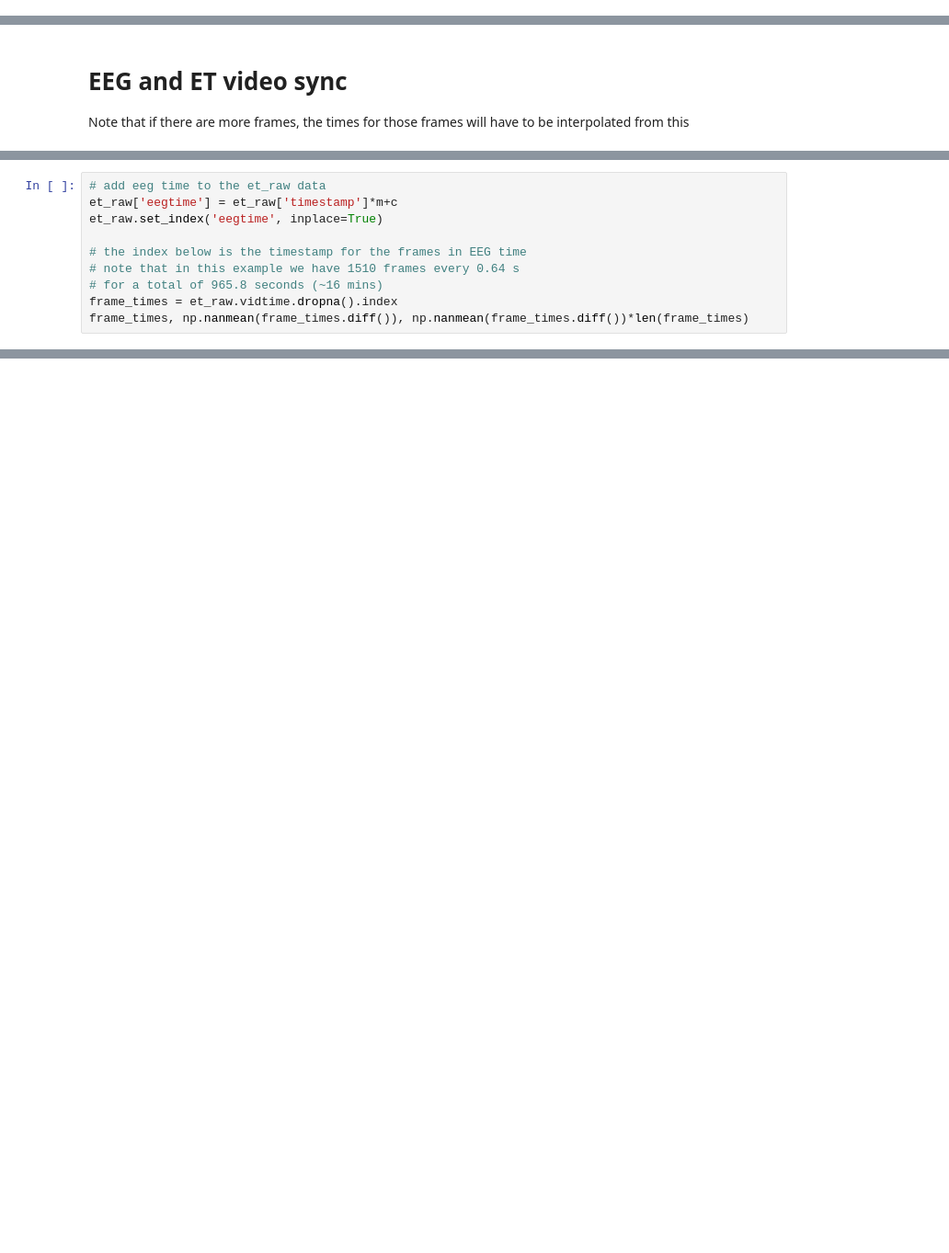
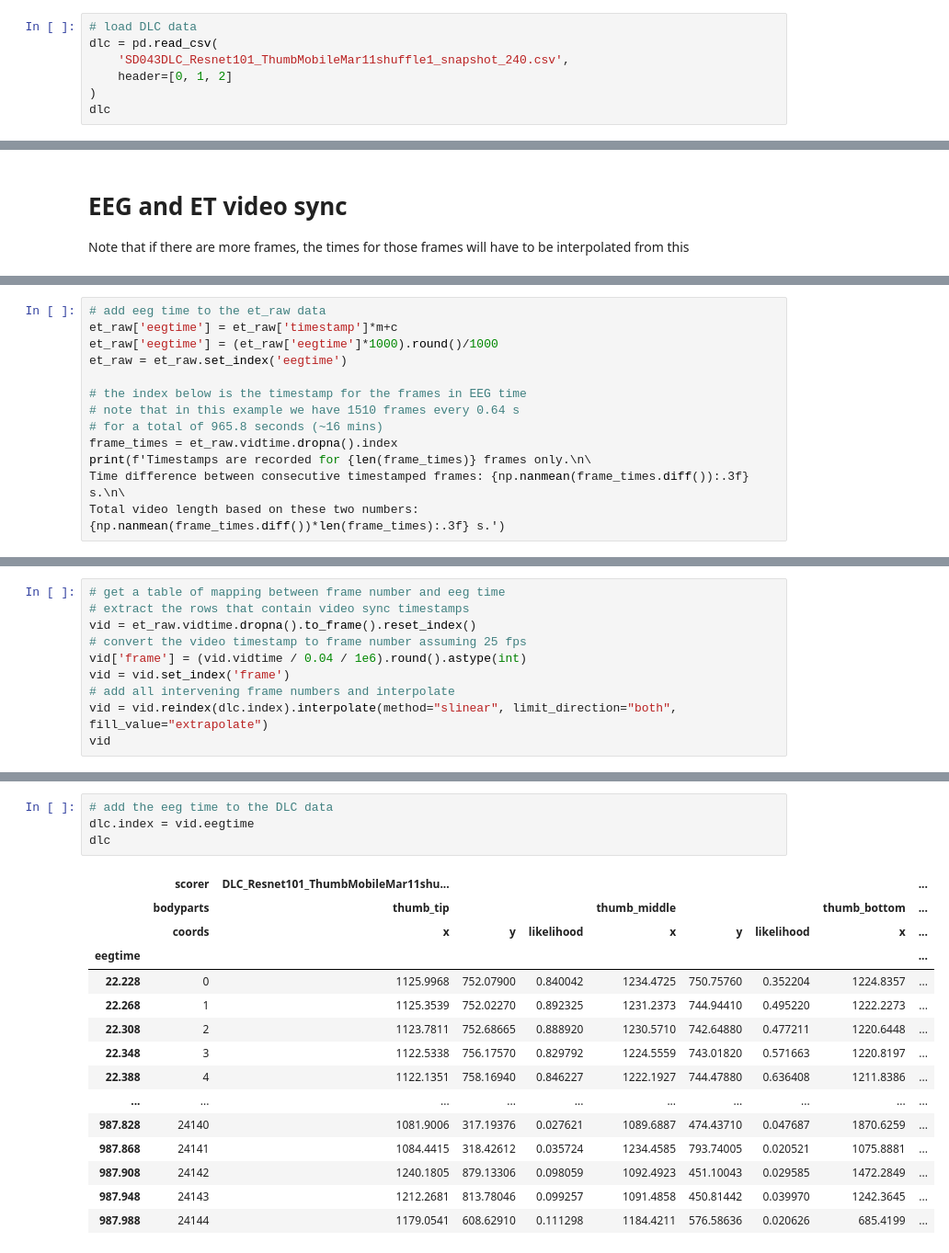
Before and after one commit to csndl-iitd/snippets, a Jupyter notebook: tobii_pro_2_ET_video_EEG_sync/tobii_pro_2_et_video_eeg_sync.ipynb, the cells around one changed output, grey strips where cells are left out. Shown: that part at 92% size. Saved outputs shown, nothing was run; the diff lists cells and outputs as text; blank space fills up the shorter version.

```diff
--- a/tobii_pro_2_ET_video_EEG_sync/tobii_pro_2_et_video_eeg_sync.ipynb
+++ b/tobii_pro_2_ET_video_EEG_sync/tobii_pro_2_et_video_eeg_sync.ipynb
@@ -44,3 +44,10 @@ et_raw.head()
 | 2 | 595628500 | 0 | [-0.981, -9.807, 2.533] | NaN | NaN | NaN | NaN | NaN | NaN | ... |
 | 3 | 595638184 | 0 | [-0.981, -9.859, 2.6029999999999998] | NaN | NaN | NaN | NaN | NaN | NaN | ... |
 | 4 | 595647868 | 0 | [-0.981, -9.852, 2.565] | NaN | NaN | NaN | NaN | NaN | NaN | ... |
+# %%
+# load DLC data
+dlc = pd.read_csv(
+    'SD043DLC_Resnet101_ThumbMobileMar11shuffle1_snapshot_240.csv',
+    header=[0, 1, 2]
+)
+dlc
@@ -209,11 +243,14 @@ Note that if there are more frames, the times for those frames will have to be i
 # %%
 # add eeg time to the et_raw data
 et_raw['eegtime'] = et_raw['timestamp']*m+c
-et_raw.set_index('eegtime', inplace=True)
+et_raw['eegtime'] = (et_raw['eegtime']*1000).round()/1000
+et_raw = et_raw.set_index('eegtime')
 
 # the index below is the timestamp for the frames in EEG time
 # note that in this example we have 1510 frames every 0.64 s
 # for a total of 965.8 seconds (~16 mins)
 frame_times = et_raw.vidtime.dropna().index
-frame_times, np.nanmean(frame_times.diff()), np.nanmean(frame_times.diff())*len(frame_times)
+print(f'Timestamps are recorded for {len(frame_times)} frames only.\n\
+Time difference between consecutive timestamped frames: {np.nanmean(frame_times.diff()):.3f} s.\n\
+Total video length based on these two numbers: {np.nanmean(frame_times.diff())*len(frame_times):.3f} s.')
 # %% [output]
@@ -231,0 +262,10 @@ frame_times, np.nanmean(frame_times.diff()), np.nanmean(frame_times.diff())*len(
+# %%
+# get a table of mapping between frame number and eeg time
+# extract the rows that contain video sync timestamps
+vid = et_raw.vidtime.dropna().to_frame().reset_index()
+# convert the video timestamp to frame number assuming 25 fps
+vid['frame'] = (vid.vidtime / 0.04 / 1e6).round().astype(int)
+vid = vid.set_index('frame')
+# add all intervening frame numbers and interpolate
+vid = vid.reindex(dlc.index).interpolate(method="slinear", limit_direction="both", fill_value="extrapolate")
+vid
@@ -231,0 +288,20 @@ frame_times, np.nanmean(frame_times.diff()), np.nanmean(frame_times.diff())*len(
+# %%
+# add the eeg time to the DLC data
+dlc.index = vid.eegtime
+dlc
+# %% [output]
+|  | scorer | DLC_Resnet101_ThumbMobileMar11shu... |  |  |  |  |  |  | ... |
+|  | bodyparts | thumb_tip |  |  | thumb_middle |  |  | thumb_bottom | ... |
+|  | coords | x | y | likelihood | x | y | likelihood | x | ... |
+| eegtime |  |  |  |  |  |  |  |  | ... |
+| 22.228 | 0 | 1125.9968 | 752.07900 | 0.840042 | 1234.4725 | 750.75760 | 0.352204 | 1224.8357 | ... |
+| 22.268 | 1 | 1125.3539 | 752.02270 | 0.892325 | 1231.2373 | 744.94410 | 0.495220 | 1222.2273 | ... |
+| 22.308 | 2 | 1123.7811 | 752.68665 | 0.888920 | 1230.5710 | 742.64880 | 0.477211 | 1220.6448 | ... |
+| 22.348 | 3 | 1122.5338 | 756.17570 | 0.829792 | 1224.5559 | 743.01820 | 0.571663 | 1220.8197 | ... |
+| 22.388 | 4 | 1122.1351 | 758.16940 | 0.846227 | 1222.1927 | 744.47880 | 0.636408 | 1211.8386 | ... |
+| ... | ... | ... | ... | ... | ... | ... | ... | ... | ... |
+| 987.828 | 24140 | 1081.9006 | 317.19376 | 0.027621 | 1089.6887 | 474.43710 | 0.047687 | 1870.6259 | ... |
+| 987.868 | 24141 | 1084.4415 | 318.42612 | 0.035724 | 1234.4585 | 793.74005 | 0.020521 | 1075.8881 | ... |
+| 987.908 | 24142 | 1240.1805 | 879.13306 | 0.098059 | 1092.4923 | 451.10043 | 0.029585 | 1472.2849 | ... |
+| 987.948 | 24143 | 1212.2681 | 813.78046 | 0.099257 | 1091.4858 | 450.81442 | 0.039970 | 1242.3645 | ... |
+| 987.988 | 24144 | 1179.0541 | 608.62910 | 0.111298 | 1184.4211 | 576.58636 | 0.020626 | 685.4199 | ... |
```
Also changed, not shown: parts of 21 cells of this notebook.
